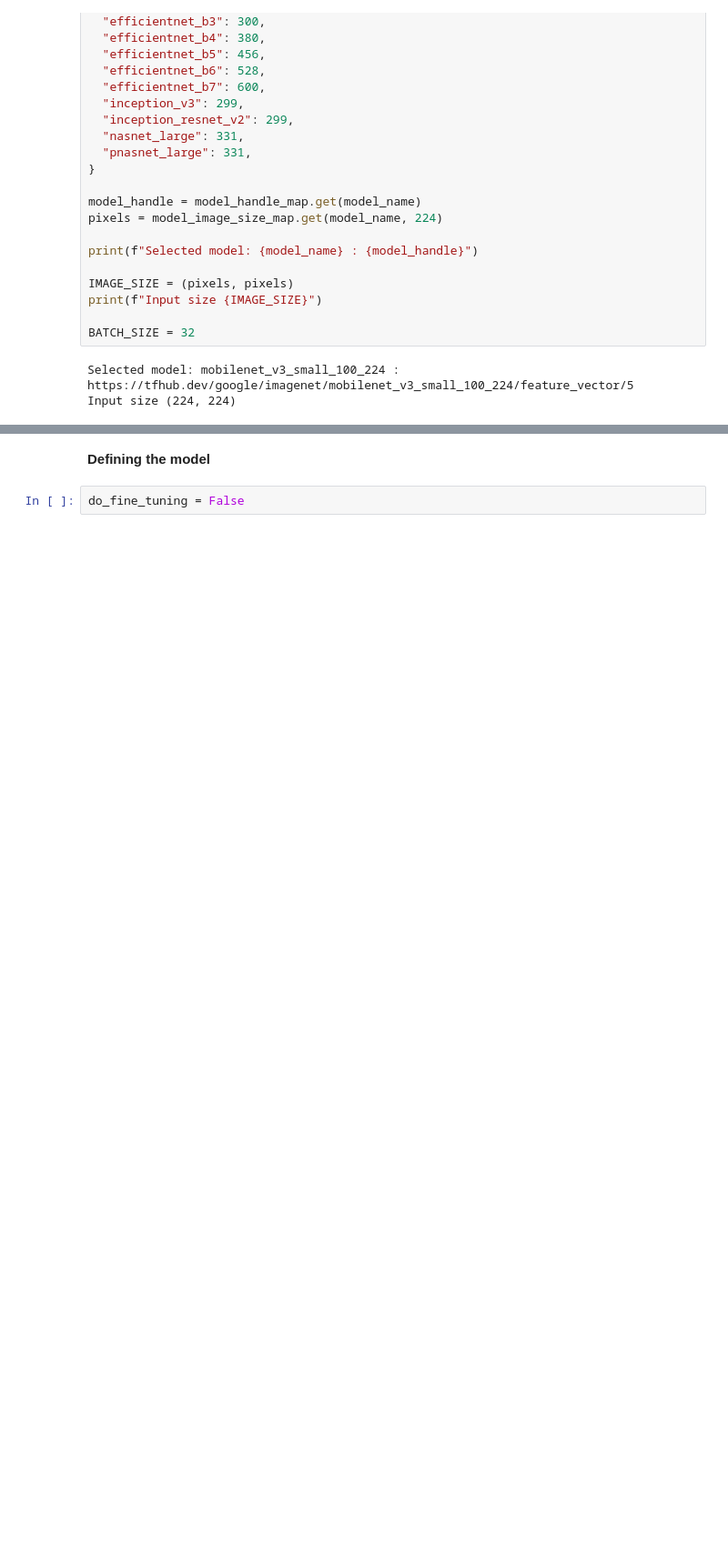
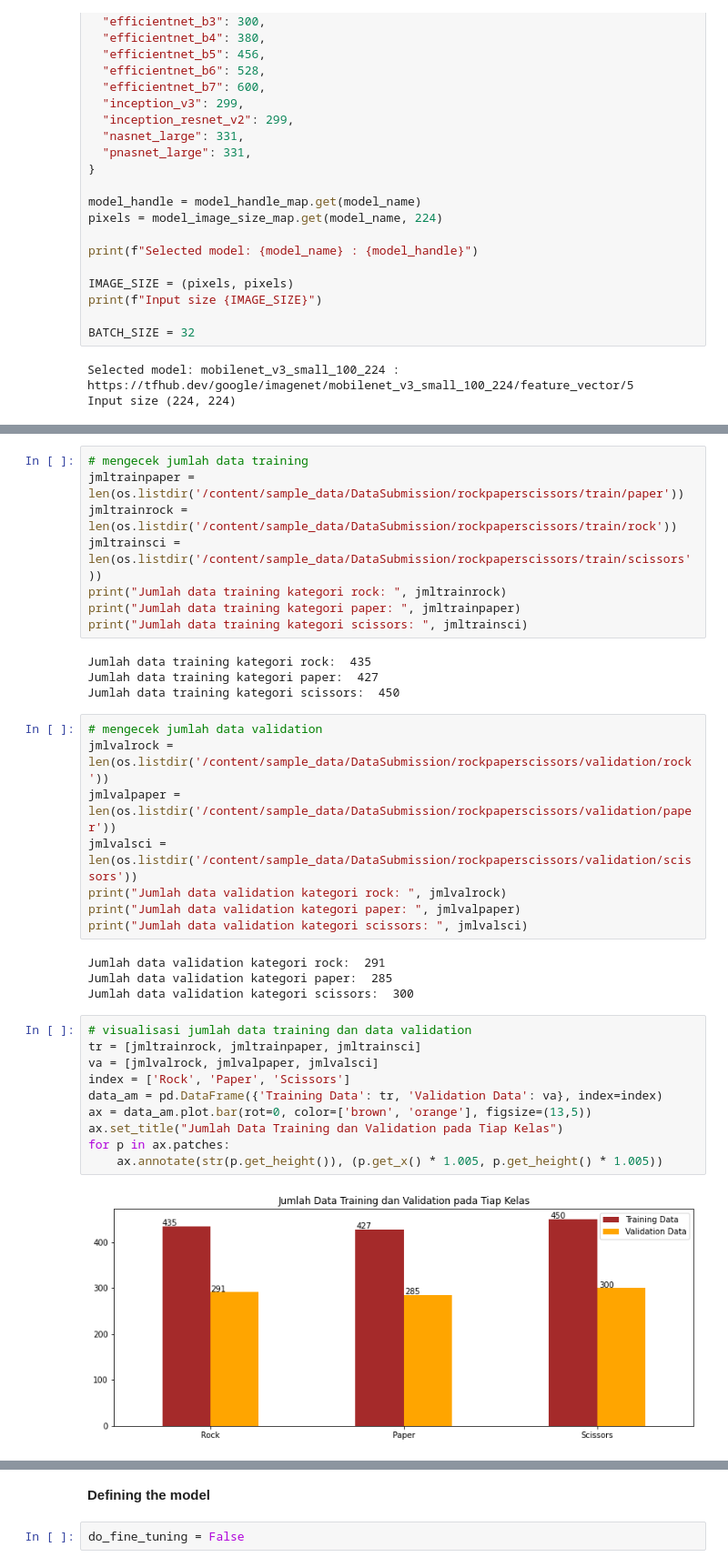
Before and after one commit to khairav/Ensemble-Learning, a Jupyter notebook: Submissiondicoding.ipynb, the cells around one changed output, grey strips where cells are left out. Shown at 91% size. Saved outputs shown, nothing was run; the diff lists cells and outputs as text; blank space fills up the shorter version.

```diff
--- a/Submissiondicoding.ipynb
+++ b/Submissiondicoding.ipynb
@@ -107 +230,37 @@ base_dir = '/content/sample_data/rockpaperscissors/rps-cv-images'
+# %%
+# mengecek jumlah data training
+jmltrainpaper = len(os.listdir('/content/sample_data/DataSubmission/rockpaperscissors/train/paper'))
+jmltrainrock = len(os.listdir('/content/sample_data/DataSubmission/rockpaperscissors/train/rock'))
+jmltrainsci = len(os.listdir('/content/sample_data/DataSubmission/rockpaperscissors/train/scissors'))
+print("Jumlah data training kategori rock: ", jmltrainrock)
+print("Jumlah data training kategori paper: ", jmltrainpaper)
+print("Jumlah data training kategori scissors: ", jmltrainsci)
+# %% [output]
+Jumlah data training kategori rock:  435
+Jumlah data training kategori paper:  427
+Jumlah data training kategori scissors:  450
+# %%
+# mengecek jumlah data validation
+jmlvalrock = len(os.listdir('/content/sample_data/DataSubmission/rockpaperscissors/validation/rock'))
+jmlvalpaper = len(os.listdir('/content/sample_data/DataSubmission/rockpaperscissors/validation/paper'))
+jmlvalsci = len(os.listdir('/content/sample_data/DataSubmission/rockpaperscissors/validation/scissors'))
+print("Jumlah data validation kategori rock: ", jmlvalrock)
+print("Jumlah data validation kategori paper: ", jmlvalpaper)
+print("Jumlah data validation kategori scissors: ", jmlvalsci)
+# %% [output]
+Jumlah data validation kategori rock:  291
+Jumlah data validation kategori paper:  285
+Jumlah data validation kategori scissors:  300
+# %%
+# visualisasi jumlah data training dan data validation
+tr = [jmltrainrock, jmltrainpaper, jmltrainsci]
+va = [jmlvalrock, jmlvalpaper, jmlvalsci]
+index = ['Rock', 'Paper', 'Scissors']
+data_am = pd.DataFrame({'Training Data': tr, 'Validation Data': va}, index=index)
+ax = data_am.plot.bar(rot=0, color=['brown', 'orange'], figsize=(13,5))
+ax.set_title("Jumlah Data Training dan Validation pada Tiap Kelas")
+for p in ax.patches:
+    ax.annotate(str(p.get_height()), (p.get_x() * 1.005, p.get_height() * 1.005))
+# %% [output]
+[figure, added]
 # %%
```
Also changed, not shown: parts of 30 cells of this notebook.
